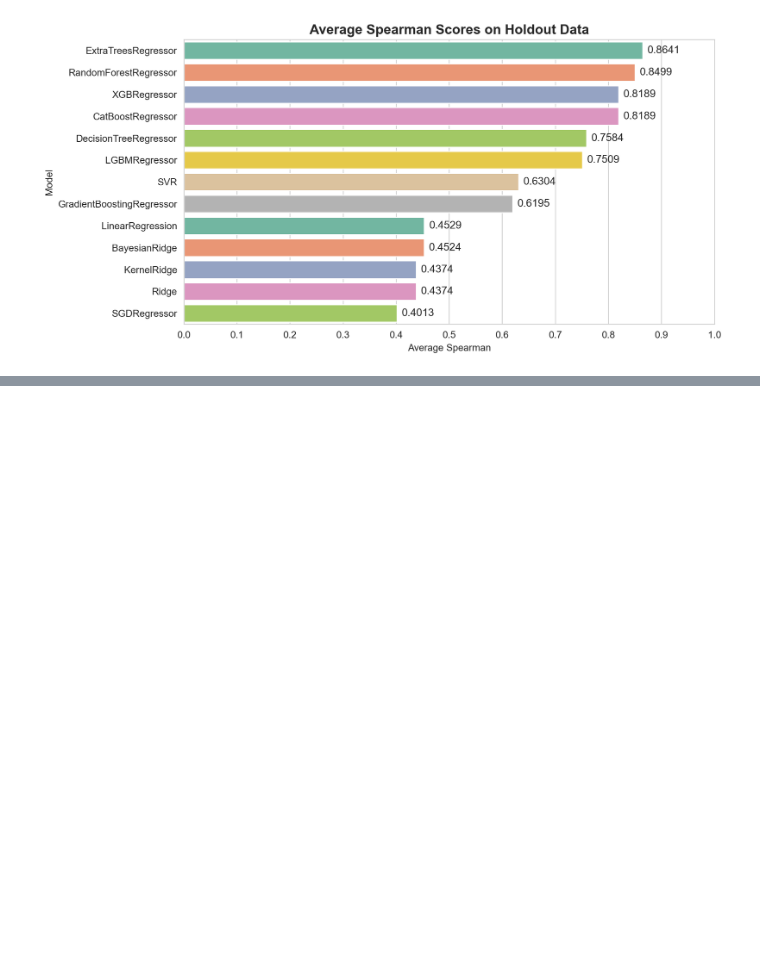
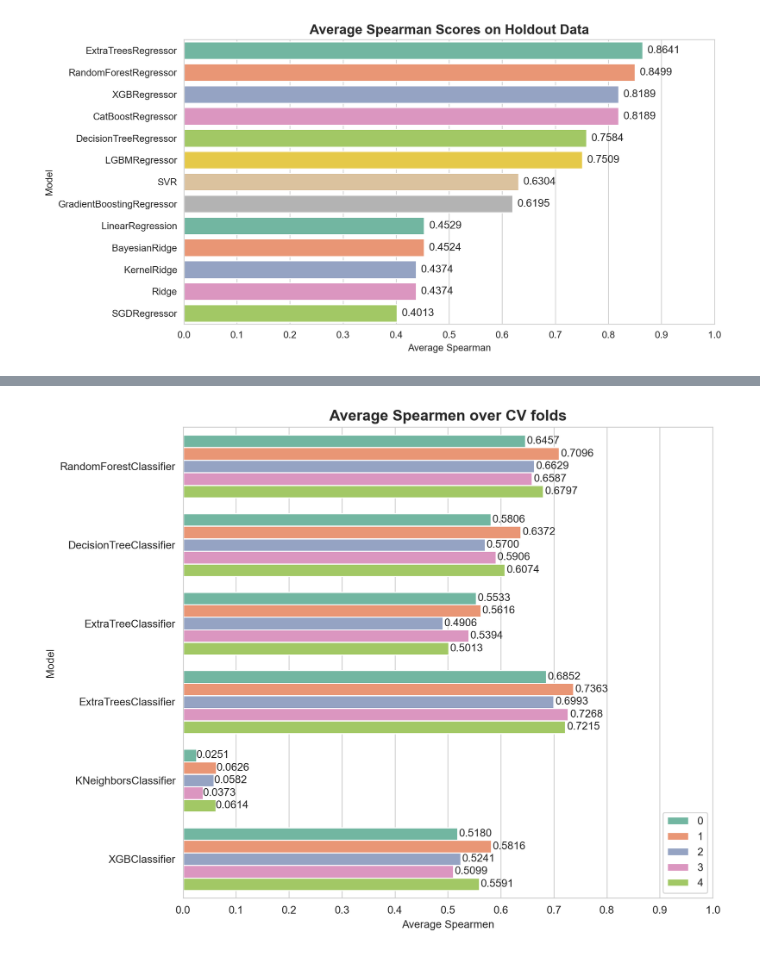
Before and after one commit to nina-prog/meta-learning-for-encoder-selection, a Jupyter notebook: notebooks/week11/week11-regression.ipynb, the cells around one changed output, grey strips where cells are left out. Saved outputs shown, nothing was run; the diff lists cells and outputs as text; code cells hidden in the pictures; blank space fills up the shorter version.

```diff
--- a/notebooks/week11/week11-regression.ipynb
+++ b/notebooks/week11/week11-regression.ipynb
@@ -261,0 +321,17 @@ plt.show()
+# %%
+# plot all test scores (test_spearmen and test_mcc) for every cv fold
+fig, ax = plt.subplots(figsize=(9, 7))
+sns.barplot(x="test_spearman", y="model", hue="fold", data=scores_df, ax=ax, palette="Set2")
+# add the spearman scores as text to the bars
+for p in ax.patches:
+    ax.annotate(f"{p.get_width():.4f}", (p.get_width() * 1.005, p.get_y() + p.get_height() / 2), ha="left", va="center", size=10)
+ax.set_title("Average Spearmen over CV folds", size=14, fontweight="bold")
+ax.set_xlabel("Average Spearmen")
+ax.set_ylabel("Model")
+ax.set_xticks(np.arange(0, 1.1, 0.1))
+ax.legend(loc="lower right")
+
+plt.tight_layout()
+plt.show()
+# %% [output]
+[figure, added]
```
Also changed, not shown: parts of 5 cells of this notebook, 1 other file.
